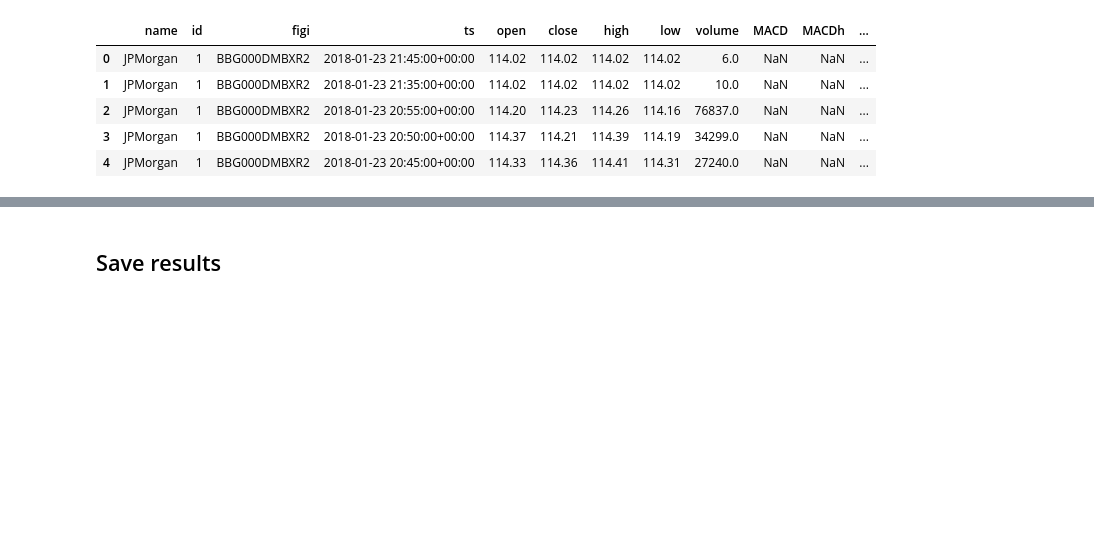
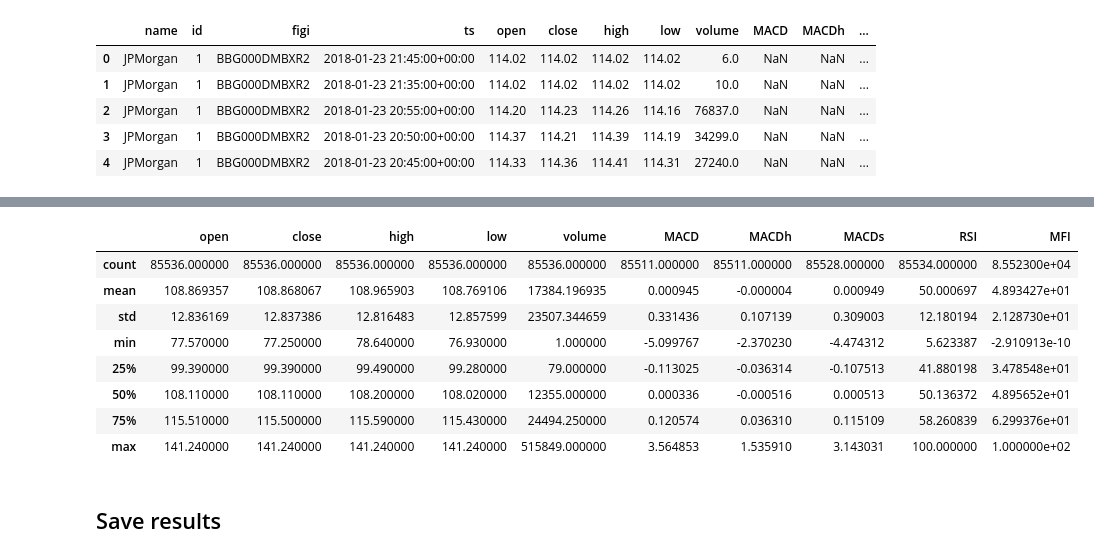
Before and after one commit to crabio/tinkoff-invest-bot, a Jupyter notebook: candles_analyzer/preprocess.ipynb, the cells around one changed output, grey strips where cells are left out. Drawn from its saved outputs; the diff is of its cells as text; code cells hidden in the pictures; blank space fills up the shorter version.

```diff
--- a/candles_analyzer/preprocess.ipynb
+++ b/candles_analyzer/preprocess.ipynb
@@ -137,3 +176,15 @@ result_df.shape
+# %%
+result_df.describe()
+# %% [output]
+|  | open | close | high | low | volume | MACD | MACDh | MACDs | RSI | MFI |
+| count | 85536.000000 | 85536.000000 | 85536.000000 | 85536.000000 | 85536.000000 | 85511.000000 | 85511.000000 | 85528.000000 | 85534.000000 | 8.552300e+04 |
+| mean | 108.869357 | 108.868067 | 108.965903 | 108.769106 | 17384.196935 | 0.000945 | -0.000004 | 0.000949 | 50.000697 | 4.893427e+01 |
+| std | 12.836169 | 12.837386 | 12.816483 | 12.857599 | 23507.344659 | 0.331436 | 0.107139 | 0.309003 | 12.180194 | 2.128730e+01 |
+| min | 77.570000 | 77.250000 | 78.640000 | 76.930000 | 1.000000 | -5.099767 | -2.370230 | -4.474312 | 5.623387 | -2.910913e-10 |
+| 25% | 99.390000 | 99.390000 | 99.490000 | 99.280000 | 79.000000 | -0.113025 | -0.036314 | -0.107513 | 41.880198 | 3.478548e+01 |
+| 50% | 108.110000 | 108.110000 | 108.200000 | 108.020000 | 12355.000000 | 0.000336 | -0.000516 | 0.000513 | 50.136372 | 4.895652e+01 |
+| 75% | 115.510000 | 115.500000 | 115.590000 | 115.430000 | 24494.250000 | 0.120574 | 0.036310 | 0.115109 | 58.260839 | 6.299376e+01 |
+| max | 141.240000 | 141.240000 | 141.240000 | 141.240000 | 515849.000000 | 3.564853 | 1.535910 | 3.143031 | 100.000000 | 1.000000e+02 |
 # %% [markdown]
 ## Save results
 # %%
```
Also changed, not shown: parts of 8 cells of this notebook, 3 other files.
